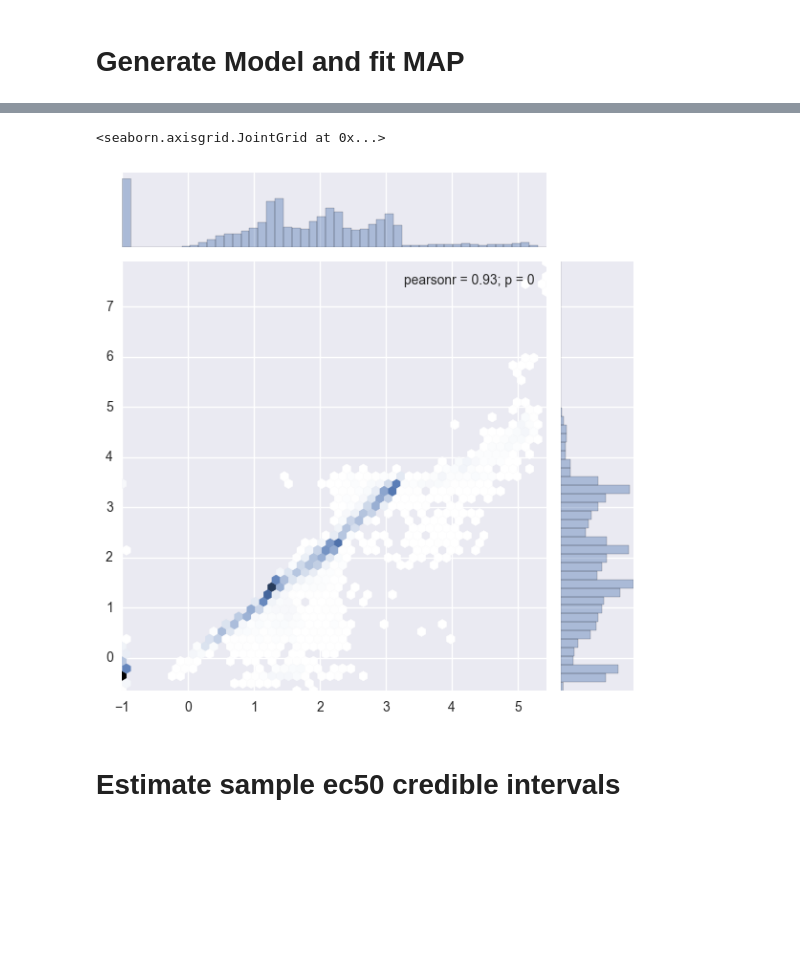
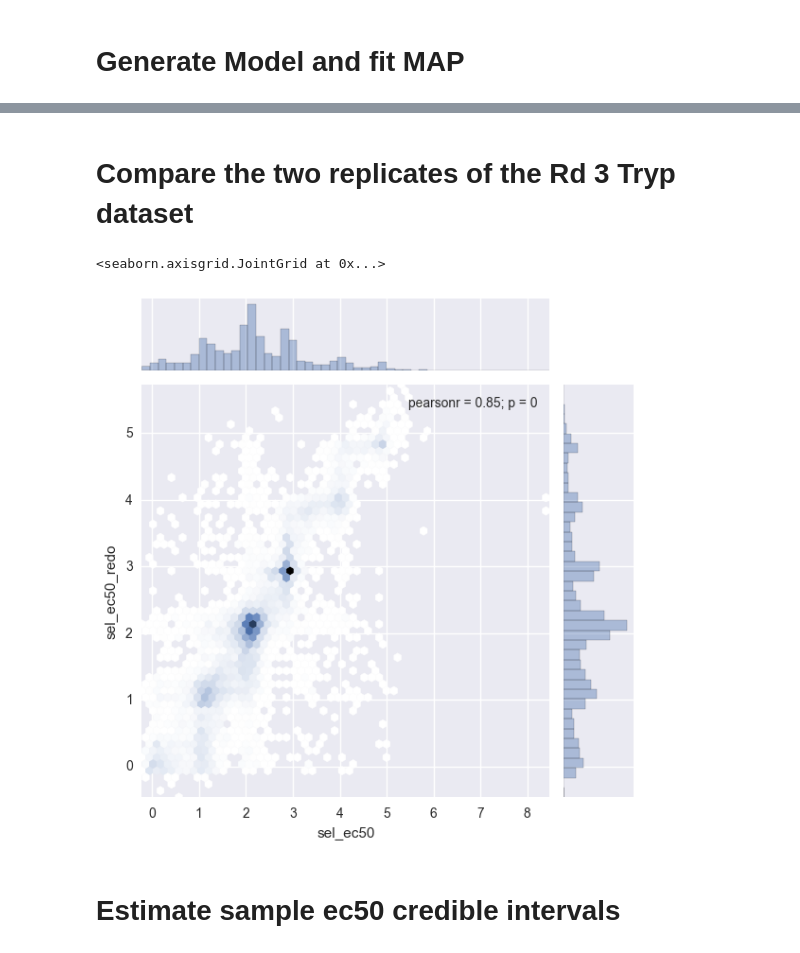
Before and after one commit to asford/protease_experimental_analysis, a Jupyter notebook: workspace/sequencing_model_example.ipynb, the cells around one changed output, grey strips where cells are left out. Saved outputs shown, nothing was run; the diff lists cells and outputs as text; code cells hidden in the pictures; blank space fills up the shorter version.

```diff
--- a/workspace/sequencing_model_example.ipynb
+++ b/workspace/sequencing_model_example.ipynb
@@ -40,3 +37,8 @@ count_data = data.counts["rd3_chymo"]
+# %%
+src_data = data.model_input["rd3_tryp"]
+count_data = data.counts["rd3_tryp"]
+src_data_redo = data.model_input["rd3_redo_tryp"]
+#The rd3_tryp and rd3_redo_tryp datasets are complete biological replicates of each other
 # %% [markdown]
 # Generate Model and fit MAP
 # %%
@@ -61,0 +49,16 @@ Applied interval-transform to sel_ec50 and added transformed sel_ec50_interval_
+# %%
+src_model = (
+    protease_sequencing_model.FractionalSelectionModel(response_fn="NormalSpaceErfResponse",
+                                                      min_selection_mass=5e-7,
+                                                      min_selection_rate=0.0001,
+                                                      outlier_detection_opt_cycles=1,
+                                                      sel_k=0.8)
+    .build_model(src_data))
+
+src_model_redo = (
+    protease_sequencing_model.FractionalSelectionModel(response_fn="NormalSpaceErfResponse",
+                                                      min_selection_mass=5e-7,
+                                                      min_selection_rate=0.0001,
+                                                      outlier_detection_opt_cycles=1,
+                                                      sel_k=0.8)
+    .build_model(src_data_redo))
@@ -88,0 +115,3 @@ opt_params = src_model.optimize_params()
+# %%
+default_map_redo = src_model_redo.find_MAP()
+opt_params_redo = src_model_redo.optimize_params()
@@ -89,10 +137,17 @@ opt_params = src_model.optimize_params()
+# %% [markdown]
+# Compare the two replicates of the Rd 3 Tryp dataset
+# %%
+#Merge the two datasets by the "name" field and compare the fit EC50s for each
+src_data_df=pd.DataFrame({"name": src_data[0]["name"], "sel_ec50": opt_params["sel_ec50"]})
+src_data_redo_df=pd.DataFrame({"name": src_data_redo[0]["name"], "sel_ec50": opt_params_redo["sel_ec50"]})
+orig_vs_redo=pd.merge(left=src_data_df, right=src_data_redo_df, on='name', suffixes=['','_redo'], how='inner')
 # %%
 seaborn.jointplot(
-    fit_data["ec50"].values, default_map["sel_ec50"],
+    orig_vs_redo["sel_ec50"], orig_vs_redo["sel_ec50_redo"],
     kind="hex", joint_kws=dict(mincnt=1))
 # %% [output]
 <seaborn.axisgrid.JointGrid at 0x...>
-[figure, old version]
+[figure, new version]
 # %% [markdown]
 # Estimate sample ec50 credible intervals
 # %%
```
Also changed, not shown: parts of 17 cells of this notebook, 33 other files.
